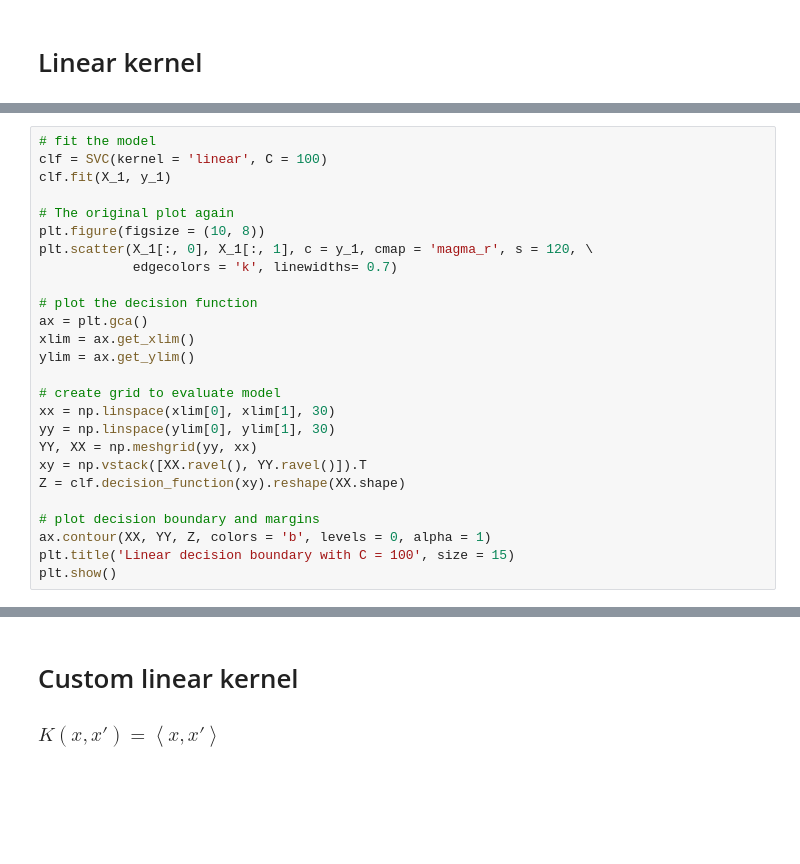
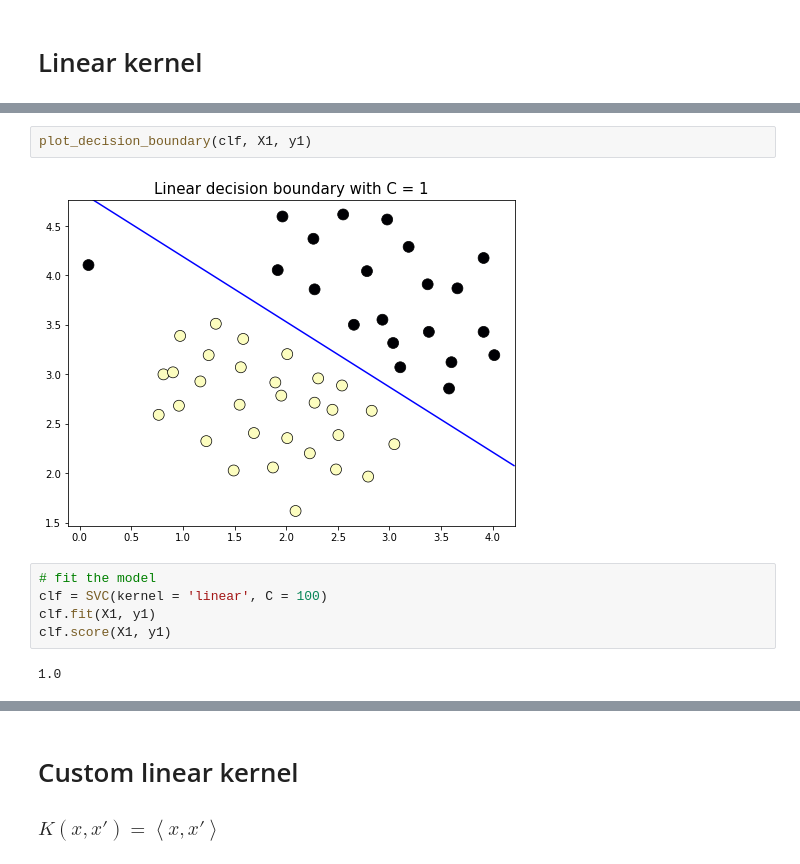
Before and after one commit to roshankoirala/Machine_learning-, a Jupyter notebook: 08. Support Vector Machine.ipynb, the cells around one changed output, grey strips where cells are left out. Saved outputs shown, nothing was run; the diff lists cells and outputs as text; blank space fills up the shorter version.

```diff
--- a/08. Support Vector Machine.ipynb
+++ b/08. Support Vector Machine.ipynb
@@ -48,26 +50,0 @@ plt.show()
-# %%
-# fit the model
-clf = SVC(kernel = 'linear', C = 100)
-clf.fit(X_1, y_1)
-
-# The original plot again
-plt.figure(figsize = (10, 8))
-plt.scatter(X_1[:, 0], X_1[:, 1], c = y_1, cmap = 'magma_r', s = 120, \
-            edgecolors = 'k', linewidths= 0.7)
-
-# plot the decision function
-ax = plt.gca()
-xlim = ax.get_xlim()
-ylim = ax.get_ylim()
-
-# create grid to evaluate model
-xx = np.linspace(xlim[0], xlim[1], 30)
-yy = np.linspace(ylim[0], ylim[1], 30)
-YY, XX = np.meshgrid(yy, xx)
-xy = np.vstack([XX.ravel(), YY.ravel()]).T
-Z = clf.decision_function(xy).reshape(XX.shape)
-
-# plot decision boundary and margins
-ax.contour(XX, YY, Z, colors = 'b', levels = 0, alpha = 1)
-plt.title('Linear decision boundary with C = 100', size = 15)
-plt.show()
@@ -75,0 +51,11 @@ plt.show()
+# %%
+plot_decision_boundary(clf, X1, y1)
+# %% [output]
+[figure, added]
+# %%
+# fit the model
+clf = SVC(kernel = 'linear', C = 100)
+clf.fit(X1, y1)
+clf.score(X1, y1)
+# %% [output]
+1.0
```
Also changed, not shown: parts of 30 cells of this notebook.
